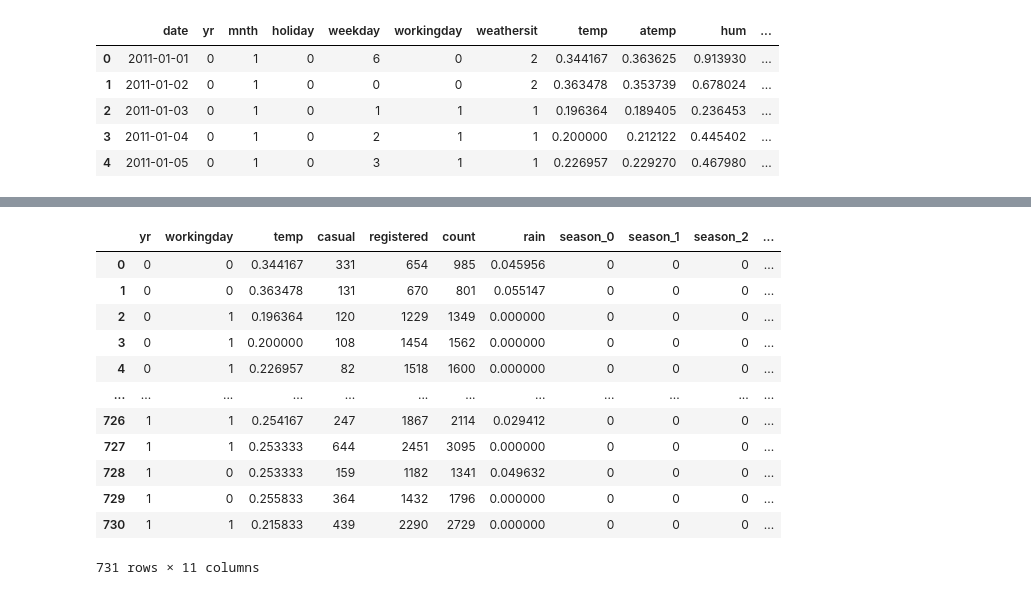
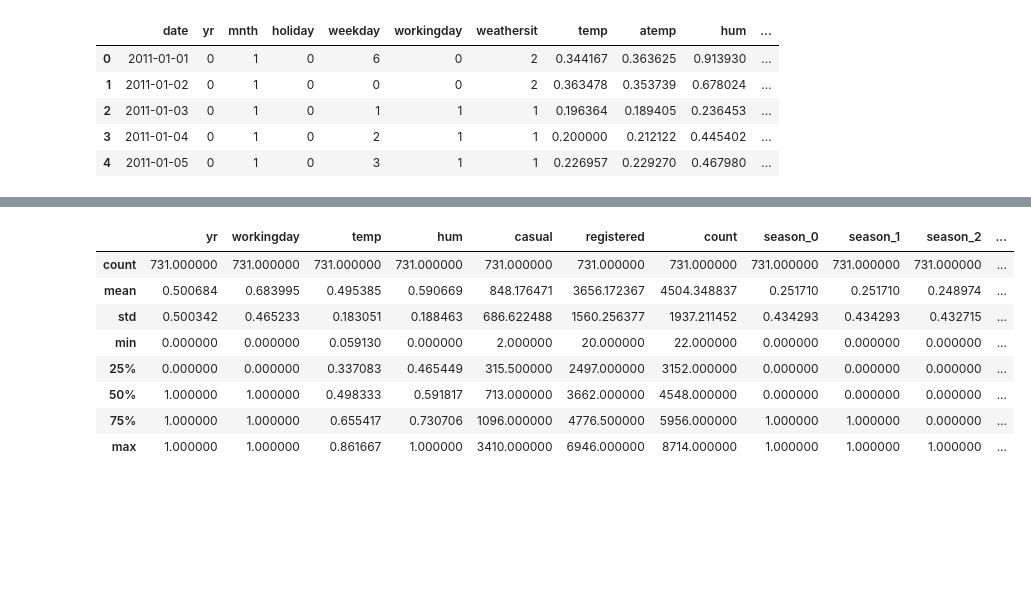
Before and after one commit to mks-0/code-academy, a Jupyter notebook: Capital-Bike-Share-Project/bikes-ml.ipynb, the cells around one changed output, grey strips where cells are left out. Saved outputs shown, nothing was run; the diff lists cells and outputs as text; code cells hidden in the pictures; blank space fills up the shorter version.

```diff
--- a/Capital-Bike-Share-Project/bikes-ml.ipynb
+++ b/Capital-Bike-Share-Project/bikes-ml.ipynb
@@ -94,6 +94,7 @@ hd_enc = pd.get_dummies(hd, columns=["season", "tod"], dtype=int).drop(
         "weathersit",
         "atemp",
         "israin",
+        # "rain",
         "datetime",
     ],
     axis=1,
@@ -109,7 +110,7 @@ dd_enc = pd.get_dummies(dd, columns=["season"], dtype=int).drop(
         "date",
         "issnow",
         "snow",
-        "hum",
+        # "rain",
         "windspeed"
     ],
     axis=1,
@@ -133,16 +130,12 @@ hd_enc
 # %%
-dd_enc
+dd_enc.describe()
 # %% [output]
-|  | yr | workingday | temp | casual | registered | count | rain | season_0 | season_1 | season_2 | ... |
-| 0 | 0 | 0 | 0.344167 | 331 | 654 | 985 | 0.045956 | 0 | 0 | 0 | ... |
-| 1 | 0 | 0 | 0.363478 | 131 | 670 | 801 | 0.055147 | 0 | 0 | 0 | ... |
-| 2 | 0 | 1 | 0.196364 | 120 | 1229 | 1349 | 0.000000 | 0 | 0 | 0 | ... |
-| 3 | 0 | 1 | 0.200000 | 108 | 1454 | 1562 | 0.000000 | 0 | 0 | 0 | ... |
-| 4 | 0 | 1 | 0.226957 | 82 | 1518 | 1600 | 0.000000 | 0 | 0 | 0 | ... |
-| ... | ... | ... | ... | ... | ... | ... | ... | ... | ... | ... | ... |
-| 726 | 1 | 1 | 0.254167 | 247 | 1867 | 2114 | 0.029412 | 0 | 0 | 0 | ... |
-| 727 | 1 | 1 | 0.253333 | 644 | 2451 | 3095 | 0.000000 | 0 | 0 | 0 | ... |
-| 728 | 1 | 0 | 0.253333 | 159 | 1182 | 1341 | 0.049632 | 0 | 0 | 0 | ... |
-| 729 | 1 | 0 | 0.255833 | 364 | 1432 | 1796 | 0.000000 | 0 | 0 | 0 | ... |
-| 730 | 1 | 1 | 0.215833 | 439 | 2290 | 2729 | 0.000000 | 0 | 0 | 0 | ... |
+|  | yr | workingday | temp | hum | casual | registered | count | season_0 | season_1 | season_2 | ... |
+| count | 731.000000 | 731.000000 | 731.000000 | 731.000000 | 731.000000 | 731.000000 | 731.000000 | 731.000000 | 731.000000 | 731.000000 | ... |
+| mean | 0.500684 | 0.683995 | 0.495385 | 0.590669 | 848.176471 | 3656.172367 | 4504.348837 | 0.251710 | 0.251710 | 0.248974 | ... |
+| std | 0.500342 | 0.465233 | 0.183051 | 0.188463 | 686.622488 | 1560.256377 | 1937.211452 | 0.434293 | 0.434293 | 0.432715 | ... |
+| min | 0.000000 | 0.000000 | 0.059130 | 0.000000 | 2.000000 | 20.000000 | 22.000000 | 0.000000 | 0.000000 | 0.000000 | ... |
+| 25% | 0.000000 | 0.000000 | 0.337083 | 0.465449 | 315.500000 | 2497.000000 | 3152.000000 | 0.000000 | 0.000000 | 0.000000 | ... |
+| 50% | 1.000000 | 1.000000 | 0.498333 | 0.591817 | 713.000000 | 3662.000000 | 4548.000000 | 0.000000 | 0.000000 | 0.000000 | ... |
+| 75% | 1.000000 | 1.000000 | 0.655417 | 0.730706 | 1096.000000 | 4776.500000 | 5956.000000 | 1.000000 | 1.000000 | 0.000000 | ... |
+| max | 1.000000 | 1.000000 | 0.861667 | 1.000000 | 3410.000000 | 6946.000000 | 8714.000000 | 1.000000 | 1.000000 | 1.000000 | ... |
-731 rows × 11 columns
```
Also changed, not shown: parts of 16 cells of this notebook, 1 other file.
